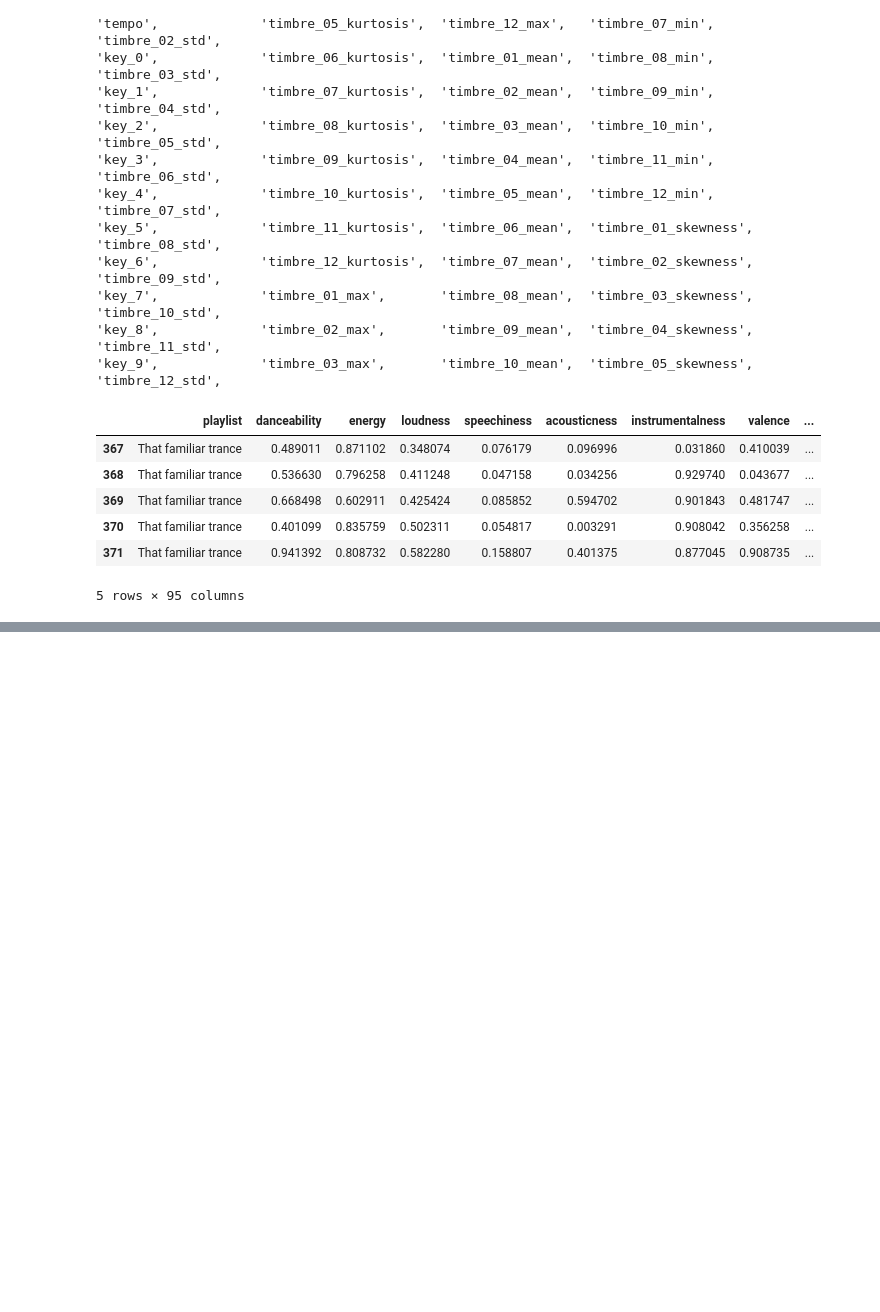
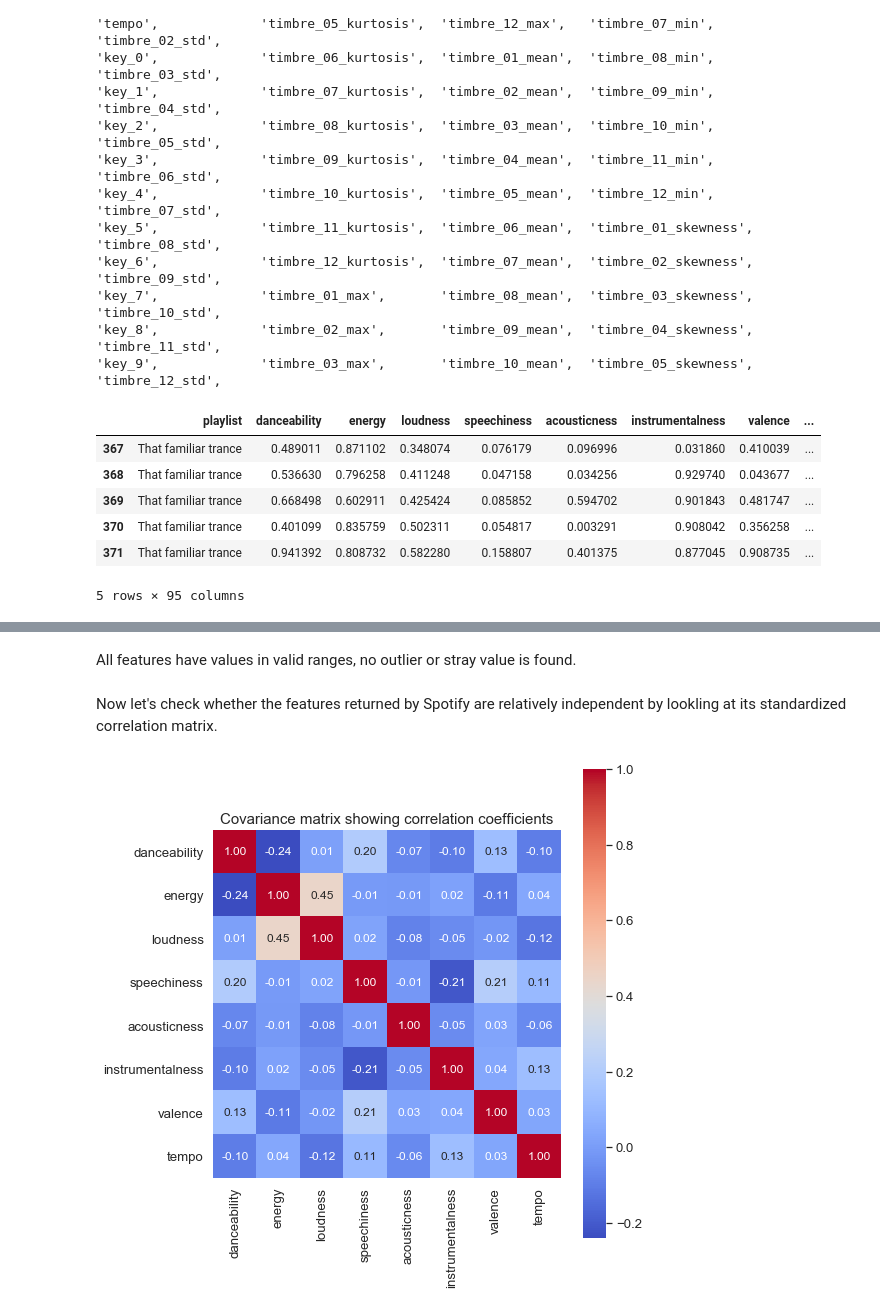
Before and after one commit to devarshi7/Capstone, a Jupyter notebook: EDA_feat_ and_segstats.ipynb, the cells around one changed output, grey strips where cells are left out. Saved outputs shown, nothing was run; the diff lists cells and outputs as text; code cells hidden in the pictures; blank space fills up the shorter version.

Commit message:
Create plots and add doc for features

```diff
--- a/EDA_feat_ and_segstats.ipynb
+++ b/EDA_feat_ and_segstats.ipynb
@@ -124,0 +140,24 @@ enc_labels = LabelEncoder().fit_transform(labels)
+# %% [markdown]
+All features have values in valid ranges, no outlier or stray value is found.
+# %% [markdown]
+Now let's check whether the features returned by Spotify are relatively independent by lookling at its standardized correlation matrix.
+# %%
+cov_mat = np.corrcoef(feat_df.iloc[:,1:9].astype('float32'), rowvar=False)
+# %%
+plt.figure(figsize=(8,8))
+sns.set(font_scale=1.2)
+cols = list(feat_df.iloc[:,1:9].columns)
+hm = sns.heatmap(cov_mat,
+                 cbar=True,
+                 annot=True,
+                 square=True,
+                 fmt='.2f',
+                 annot_kws={'size': 12},
+                 cmap='coolwarm',
+                 yticklabels=cols,
+                 xticklabels=cols)
+plt.title('Covariance matrix showing correlation coefficients', size = 15)
+plt.tight_layout()
+plt.show()
+# %% [output]
+[figure, added]
```
Also changed, not shown: parts of 14 cells of this notebook.
